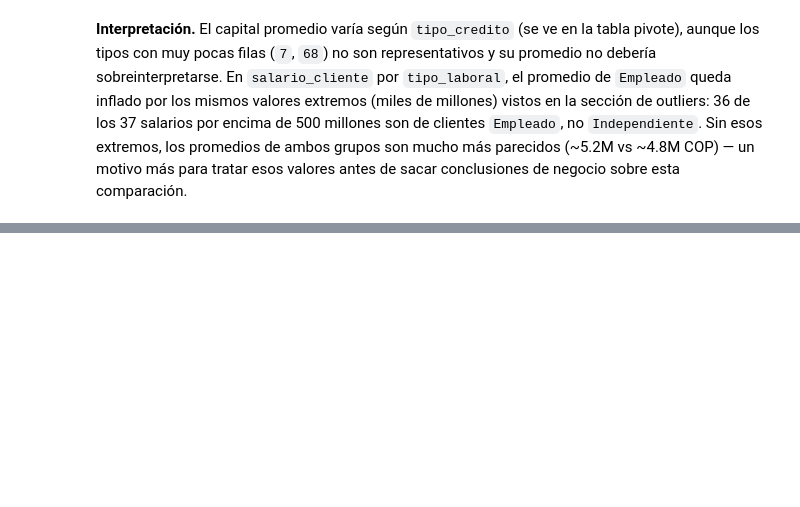
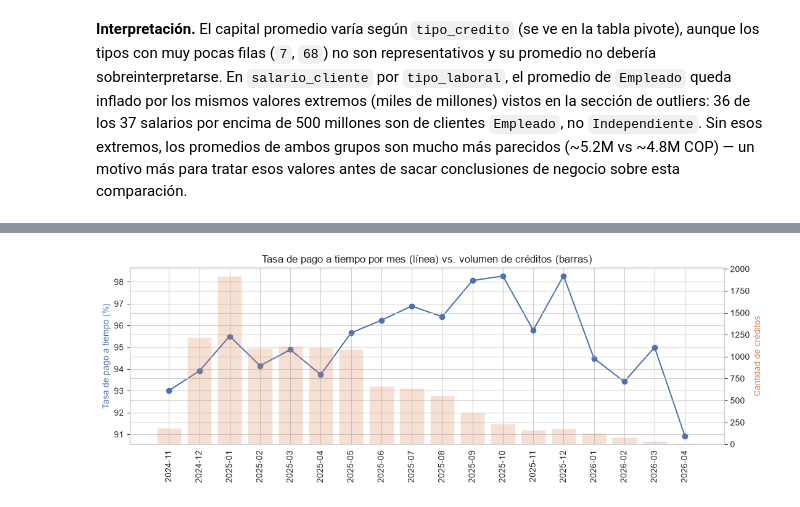
Before and after one commit to Juanmarossi/proyecto-final-riesgo-crediticio, a Jupyter notebook: notebooks/comprension_eda.ipynb, the cells around one changed output, grey strips where cells are left out. Saved outputs shown, nothing was run; the diff lists cells and outputs as text; code cells hidden in the pictures; blank space fills up the shorter version.

```diff
--- a/notebooks/comprension_eda.ipynb
+++ b/notebooks/comprension_eda.ipynb
@@ -835,0 +1027,6 @@ pivot_salario_por_tipo_laboral
+# %%
+df["mes_prestamo"] = df["fecha_prestamo"].dt.to_period("M")
+tasa_mensual = df.groupby("mes_prestamo", observed=True)["Pago_atiempo"].agg(["mean", "count"])
+tasa_mensual["mean"] = (tasa_mensual["mean"] * 100).round(2)
+tasa_mensual.columns = ["tasa_pago_atiempo_pct", "cant_creditos"]
+tasa_mensual
@@ -835,0 +1052,16 @@ pivot_salario_por_tipo_laboral
+# %%
+fig, ax1 = plt.subplots(figsize=(11, 4))
+x = tasa_mensual.index.astype(str)
+ax1.plot(x, tasa_mensual["tasa_pago_atiempo_pct"], marker="o", color="#4C72B0")
+ax1.set_ylabel("Tasa de pago a tiempo (%)", color="#4C72B0")
+ax1.tick_params(axis="x", rotation=90)
+
+ax2 = ax1.twinx()
+ax2.bar(x, tasa_mensual["cant_creditos"], alpha=0.25, color="#DD8452")
+ax2.set_ylabel("Cantidad de créditos", color="#DD8452")
+
+plt.title("Tasa de pago a tiempo por mes (línea) vs. volumen de créditos (barras)")
+plt.tight_layout()
+plt.show()
+# %% [output]
+[figure, added]
```
Also changed, not shown: parts of 32 cells of this notebook.
